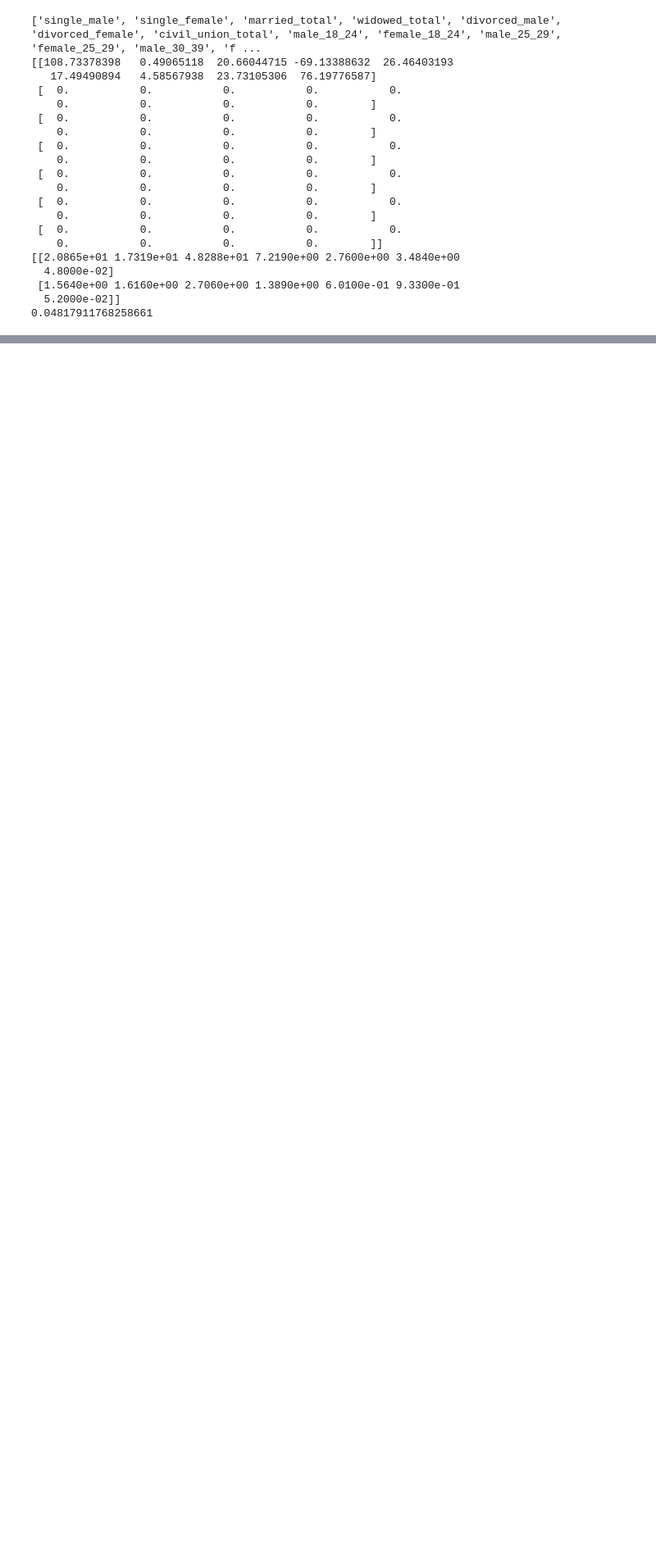
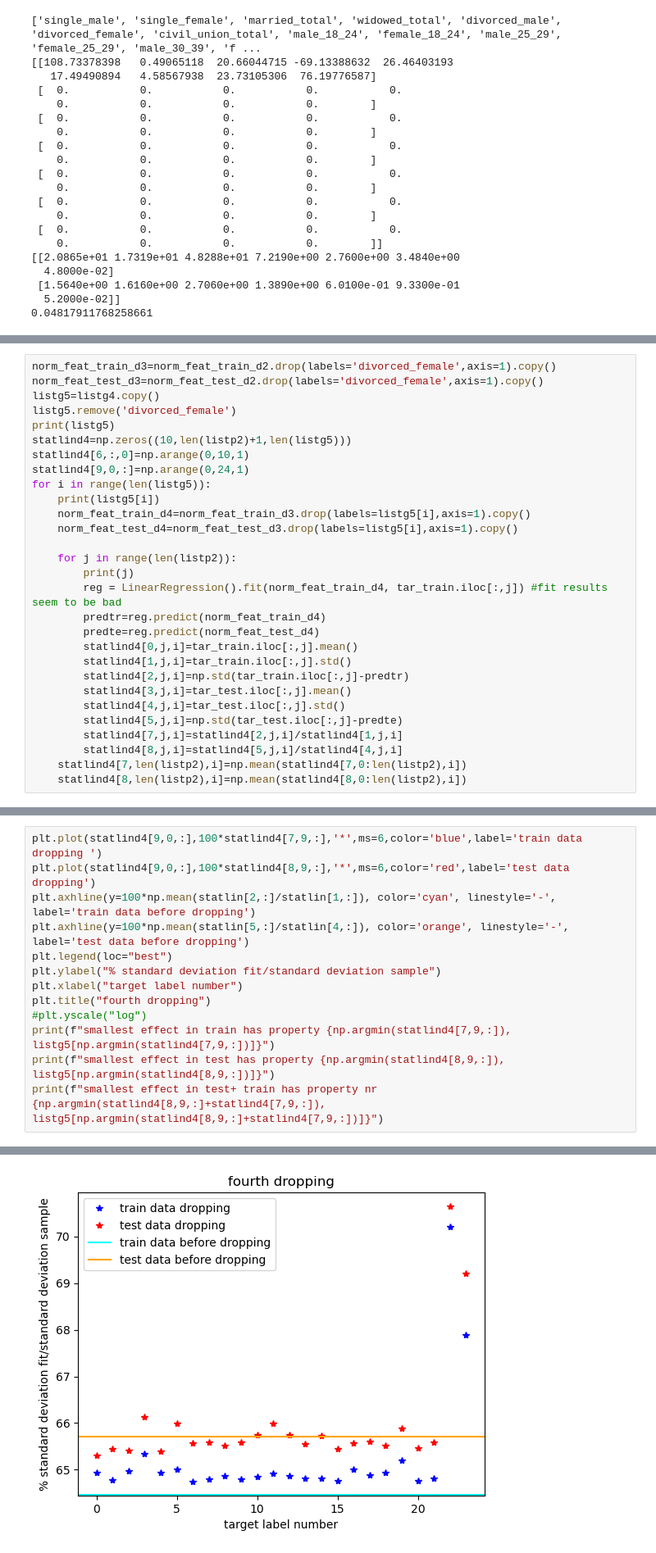
Before and after one commit to tkfritz/Germany-election, a Jupyter notebook: germany_linear.ipynb, the cells around one changed output, grey strips where cells are left out. Shown at 82% size. Drawn from its saved outputs; the diff is of its cells as text; blank space fills up the shorter version.

```diff
--- a/germany_linear.ipynb
+++ b/germany_linear.ipynb
@@ -1833,0 +2025,29 @@ print(statg2[0,6])
+# %%
+norm_feat_train_d3=norm_feat_train_d2.drop(labels='divorced_female',axis=1).copy()
+norm_feat_test_d3=norm_feat_test_d2.drop(labels='divorced_female',axis=1).copy()
+listg5=listg4.copy()
+listg5.remove('divorced_female')
+print(listg5)
+statlind4=np.zeros((10,len(listp2)+1,len(listg5)))
+statlind4[6,:,0]=np.arange(0,10,1)
+statlind4[9,0,:]=np.arange(0,24,1)
+for i in range(len(listg5)):
+    print(listg5[i])
+    norm_feat_train_d4=norm_feat_train_d3.drop(labels=listg5[i],axis=1).copy()
+    norm_feat_test_d4=norm_feat_test_d3.drop(labels=listg5[i],axis=1).copy()
+
+    for j in range(len(listp2)):
+        print(j)
+        reg = LinearRegression().fit(norm_feat_train_d4, tar_train.iloc[:,j]) #fit results seem to be bad
+        predtr=reg.predict(norm_feat_train_d4)
+        predte=reg.predict(norm_feat_test_d4)
+        statlind4[0,j,i]=tar_train.iloc[:,j].mean()
+        statlind4[1,j,i]=tar_train.iloc[:,j].std()
+        statlind4[2,j,i]=np.std(tar_train.iloc[:,j]-predtr)
+        statlind4[3,j,i]=tar_test.iloc[:,j].mean()
+        statlind4[4,j,i]=tar_test.iloc[:,j].std()
+        statlind4[5,j,i]=np.std(tar_test.iloc[:,j]-predte)
+        statlind4[7,j,i]=statlind4[2,j,i]/statlind4[1,j,i]
+        statlind4[8,j,i]=statlind4[5,j,i]/statlind4[4,j,i]
+    statlind4[7,len(listp2),i]=np.mean(statlind4[7,0:len(listp2),i])
+    statlind4[8,len(listp2),i]=np.mean(statlind4[8,0:len(listp2),i])
@@ -1833,0 +2072,14 @@ print(statg2[0,6])
+# %%
+plt.plot(statlind4[9,0,:],100*statlind4[7,9,:],'*',ms=6,color='blue',label='train data dropping ')
+plt.plot(statlind4[9,0,:],100*statlind4[8,9,:],'*',ms=6,color='red',label='test data dropping')
+plt.axhline(y=100*np.mean(statlin[2,:]/statlin[1,:]), color='cyan', linestyle='-', label='train data before dropping')
+plt.axhline(y=100*np.mean(statlin[5,:]/statlin[4,:]), color='orange', linestyle='-', label='test data before dropping')
+plt.legend(loc="best")
+plt.ylabel("% standard deviation fit/standard deviation sample")
+plt.xlabel("target label number")
+plt.title("fourth dropping")
+#plt.yscale("log")
+print(f"smallest effect in train has property {np.argmin(statlind4[7,9,:]), listg5[np.argmin(statlind4[7,9,:])]}")
+print(f"smallest effect in test has property {np.argmin(statlind4[8,9,:]), listg5[np.argmin(statlind4[8,9,:])]}")
+print(f"smallest effect in test+ train has property nr {np.argmin(statlind4[8,9,:]+statlind4[7,9,:]), listg5[np.argmin(statlind4[8,9,:]+statlind4[7,9,:])]}")
+# %% [output]
@@ -1833,0 +2089 @@ print(statg2[0,6])
+[figure, added]
```
Also changed, not shown: parts of 34 cells of this notebook.
